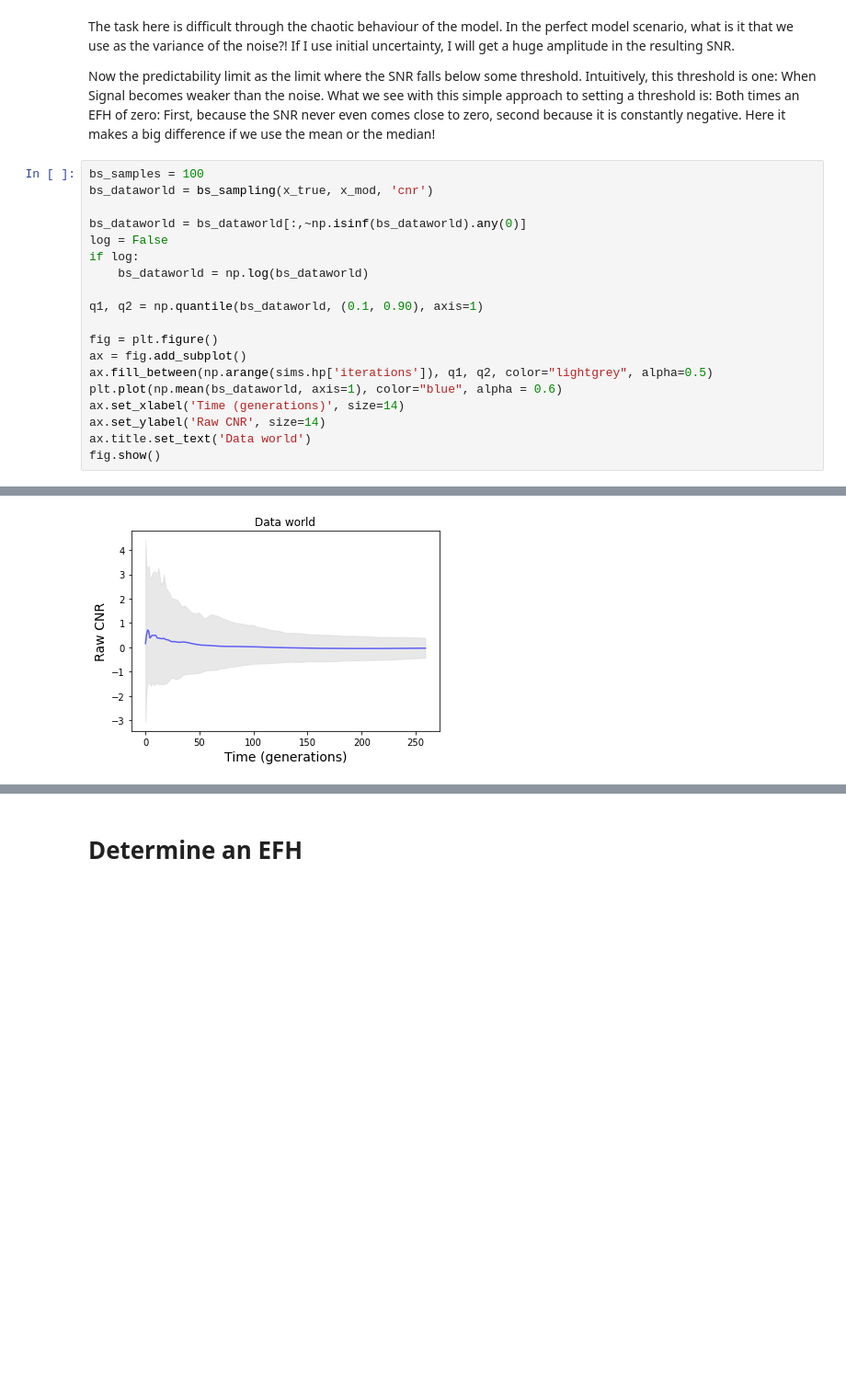
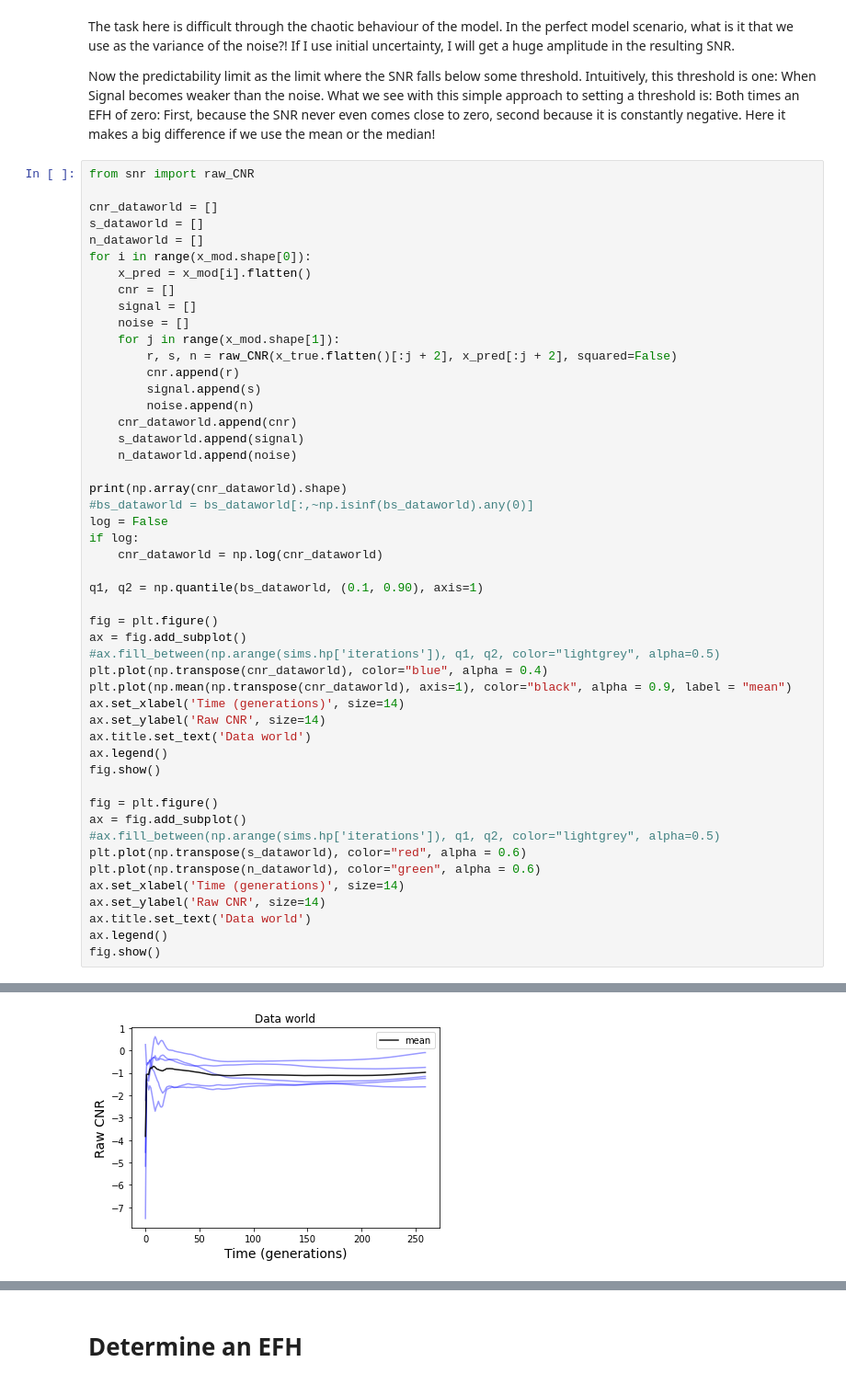
Before and after one commit to MWesselkamp/Ricker, a Jupyter notebook: signal_noise_ratio.ipynb, the cells around one changed output, grey strips where cells are left out. Shown: that part at 92% size. Saved outputs shown, nothing was run; the diff lists cells and outputs as text; blank space fills up the shorter version.

```diff
--- a/signal_noise_ratio.ipynb
+++ b/signal_noise_ratio.ipynb
@@ -161,22 +161,52 @@ The task here is difficult through the chaotic behaviour of the model. In the pe
 Now the predictability limit as the limit where the SNR falls below some threshold. Intuitively, this threshold is one: When Signal becomes weaker than the noise. What we see with this simple approach to setting a threshold is: Both times an EFH of zero: First, because the SNR never even comes close to zero, second because it is constantly negative.
 Here it makes a big difference if we use the mean or the median!
 # %%
-bs_samples = 100
-bs_dataworld = bs_sampling(x_true, x_mod, 'cnr')
+from snr import raw_CNR
 
-bs_dataworld = bs_dataworld[:,~np.isinf(bs_dataworld).any(0)]
+cnr_dataworld = []
+s_dataworld = []
+n_dataworld = []
+for i in range(x_mod.shape[0]):
+    x_pred = x_mod[i].flatten()
+    cnr = []
+    signal = []
+    noise = []
+    for j in range(x_mod.shape[1]):
+        r, s, n = raw_CNR(x_true.flatten()[:j + 2], x_pred[:j + 2], squared=False)
+        cnr.append(r)
+        signal.append(s)
+        noise.append(n)
+    cnr_dataworld.append(cnr)
+    s_dataworld.append(signal)
+    n_dataworld.append(noise)
+
+print(np.array(cnr_dataworld).shape)
+#bs_dataworld = bs_dataworld[:,~np.isinf(bs_dataworld).any(0)]
 log = False
 if log:
-    bs_dataworld = np.log(bs_dataworld)
+    cnr_dataworld = np.log(cnr_dataworld)
 
 q1, q2 = np.quantile(bs_dataworld, (0.1, 0.90), axis=1)
 
 fig = plt.figure()
 ax = fig.add_subplot()
-ax.fill_between(np.arange(sims.hp['iterations']), q1, q2, color="lightgrey", alpha=0.5)
-plt.plot(np.mean(bs_dataworld, axis=1), color="blue", alpha = 0.6)
+#ax.fill_between(np.arange(sims.hp['iterations']), q1, q2, color="lightgrey", alpha=0.5)
+plt.plot(np.transpose(cnr_dataworld), color="blue", alpha = 0.4)
+plt.plot(np.mean(np.transpose(cnr_dataworld), axis=1), color="black", alpha = 0.9, label = "mean")
 ax.set_xlabel('Time (generations)', size=14)
 ax.set_ylabel('Raw CNR', size=14)
 ax.title.set_text('Data world')
+ax.legend()
 fig.show()
+
+fig = plt.figure()
+ax = fig.add_subplot()
+#ax.fill_between(np.arange(sims.hp['iterations']), q1, q2, color="lightgrey", alpha=0.5)
+plt.plot(np.transpose(s_dataworld), color="red", alpha = 0.6)
+plt.plot(np.transpose(n_dataworld), color="green", alpha = 0.6)
+ax.set_xlabel('Time (generations)', size=14)
+ax.set_ylabel('Raw CNR', size=14)
+ax.title.set_text('Data world')
+ax.legend()
+fig.show()
 # %% [output]
@@ -183 +215 @@ fig.show()
-[figure, old version]
+[figure, new version]
```
Also changed, not shown: parts of 17 cells of this notebook, 8 other files.
